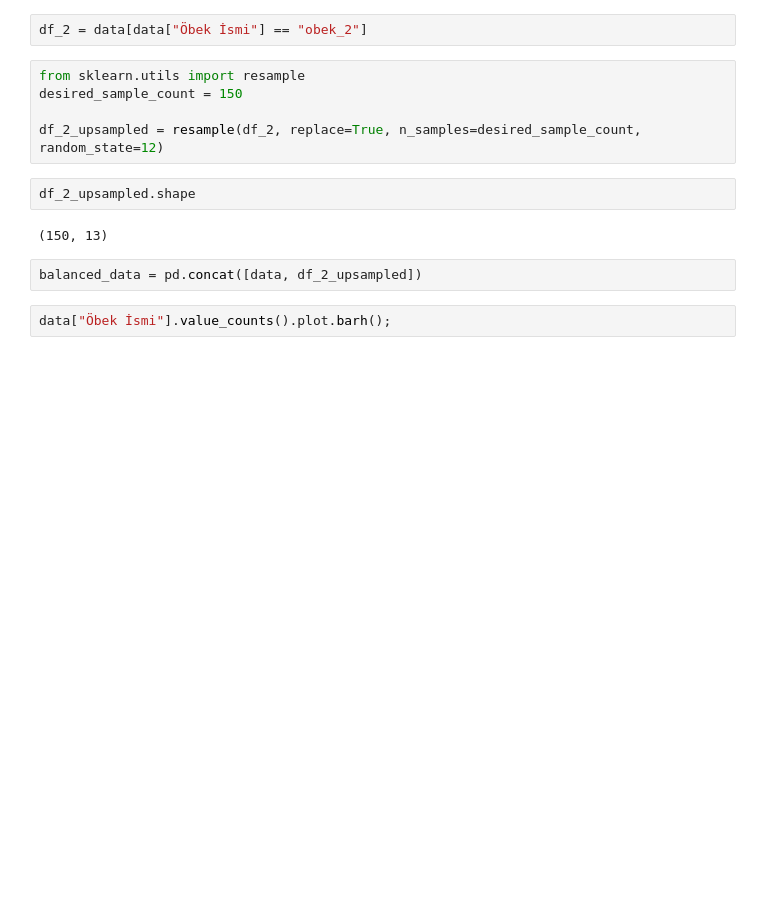
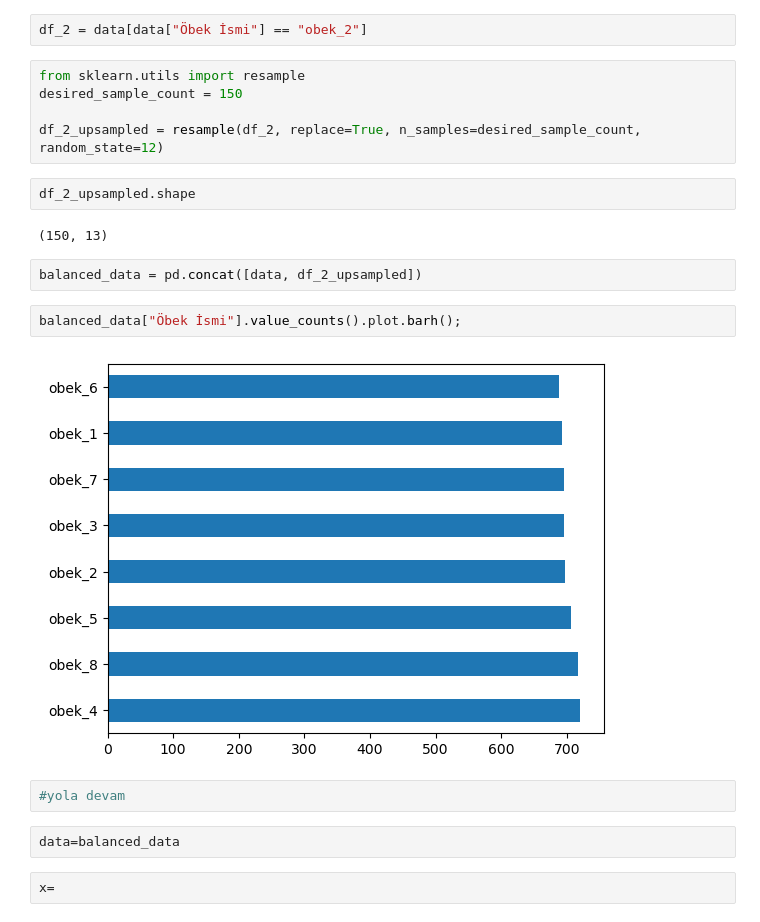
Before and after one commit to lte03/DATATHON2023, a Jupyter notebook: clasification.ipynb, the cells around one changed output. Saved outputs shown, nothing was run; the diff lists cells and outputs as text; blank space fills up the shorter version.

```diff
--- a/clasification.ipynb
+++ b/clasification.ipynb
@@ -101,4 +101,12 @@ df_2_upsampled.shape
 # %%
 balanced_data = pd.concat([data, df_2_upsampled])
 # %%
-data["Öbek İsmi"].value_counts().plot.barh();
+balanced_data["Öbek İsmi"].value_counts().plot.barh();
+# %% [output]
+[figure, added]
+# %%
+#yola devam
+# %%
+data=balanced_data
+# %%
+x=
```
Also changed, not shown: 7 other files.
